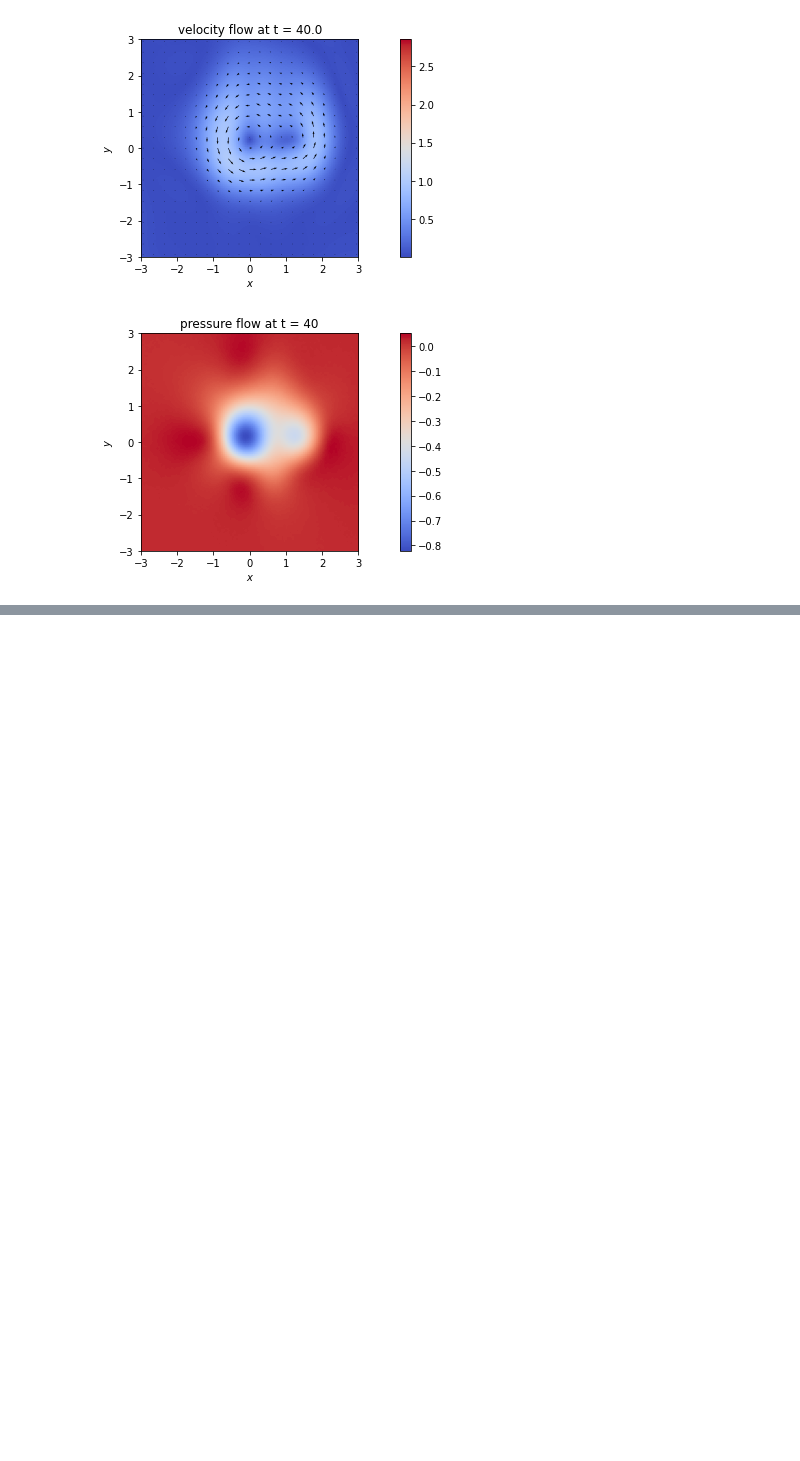
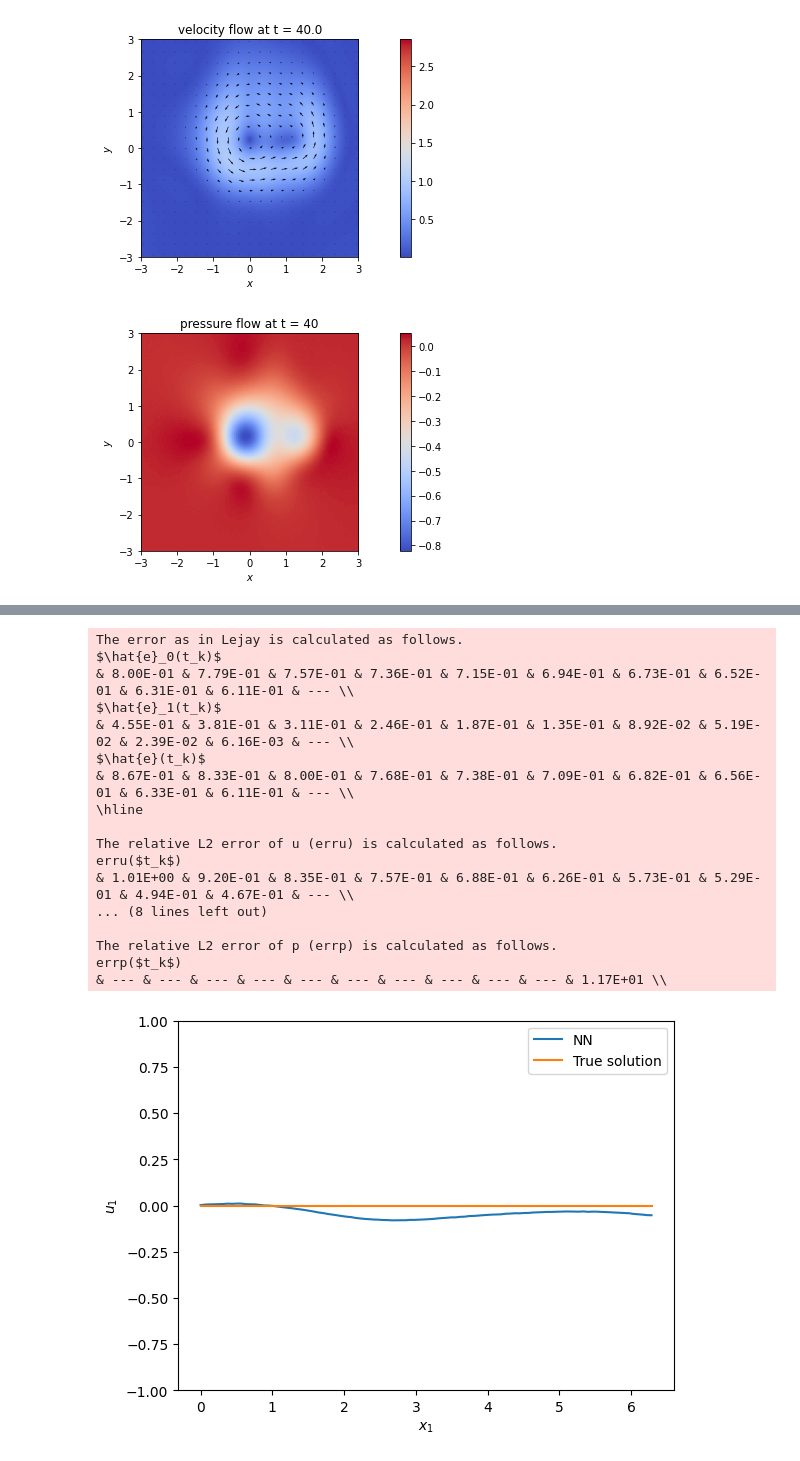
Before and after one commit to nguwijy/deep_branching_with_domain, a Jupyter notebook: notebooks/deep_navier_stokes.ipynb, the cells around one changed output, grey strips where cells are left out. Cells and saved outputs as stored; diff of their text form; code cells hidden in the pictures; blank space fills up the shorter version.

```diff
--- a/notebooks/deep_navier_stokes.ipynb
+++ b/notebooks/deep_navier_stokes.ipynb
@@ -1111,0 +1079,19 @@ Finally, we show the gif of simulated flow.
+# %%
+torch.manual_seed(0)
+model = DGMNet(
+    problem_name=problem_name,
+    dgm_f_fun=f_example,
+    phi_fun=phi_example,
+    dgm_deriv_map=deriv_map,
+    dgm_zeta_map=zeta_map,
+    deriv_condition_deriv_map=deriv_condition_deriv_map,
+    deriv_condition_zeta_map=deriv_condition_zeta_map,
+    t_hi=T,
+    x_lo=x_lo,
+    x_hi=x_hi,
+    device=device,
+    verbose=True,
+    epochs=20000,
+    dgm_nb_states=10000,
+)
+model.train_and_eval()
@@ -1111,0 +1116,26 @@ Finally, we show the gif of simulated flow.
+# %%
+model.error_calculation(
+    exact_u_fun=partial(exact_example_u_tensor, nu=nu, T=T),
+    exact_p_fun=exact_example_p_tensor,
+    nb_pts_spatial=2*126+1
+)
+model.compare_with_exact(exact_fun=partial(exact_example, nu=nu), exclude_terminal=True, ylim=(-1, 1))
+# %% [output]
+The error as in Lejay is calculated as follows.
+$\hat{e}_0(t_k)$
+& 8.00E-01 & 7.79E-01 & 7.57E-01 & 7.36E-01 & 7.15E-01 & 6.94E-01 & 6.73E-01 & 6.52E-01 & 6.31E-01 & 6.11E-01 & --- \\
+$\hat{e}_1(t_k)$
+& 4.55E-01 & 3.81E-01 & 3.11E-01 & 2.46E-01 & 1.87E-01 & 1.35E-01 & 8.92E-02 & 5.19E-02 & 2.39E-02 & 6.16E-03 & --- \\
+$\hat{e}(t_k)$
+& 8.67E-01 & 8.33E-01 & 8.00E-01 & 7.68E-01 & 7.38E-01 & 7.09E-01 & 6.82E-01 & 6.56E-01 & 6.33E-01 & 6.11E-01 & --- \\
+\hline
+
+The relative L2 error of u (erru) is calculated as follows.
+erru($t_k$)
+& 1.01E+00 & 9.20E-01 & 8.35E-01 & 7.57E-01 & 6.88E-01 & 6.26E-01 & 5.73E-01 & 5.29E-01 & 4.94E-01 & 4.67E-01 & --- \\
+... (8 lines left out)
+
+The relative L2 error of p (errp) is calculated as follows.
+errp($t_k$)
+& --- & --- & --- & --- & --- & --- & --- & --- & --- & --- & 1.17E+01 \\
+[figure, added]
```
Also changed, not shown: parts of 27 cells of this notebook, 1 other file.
